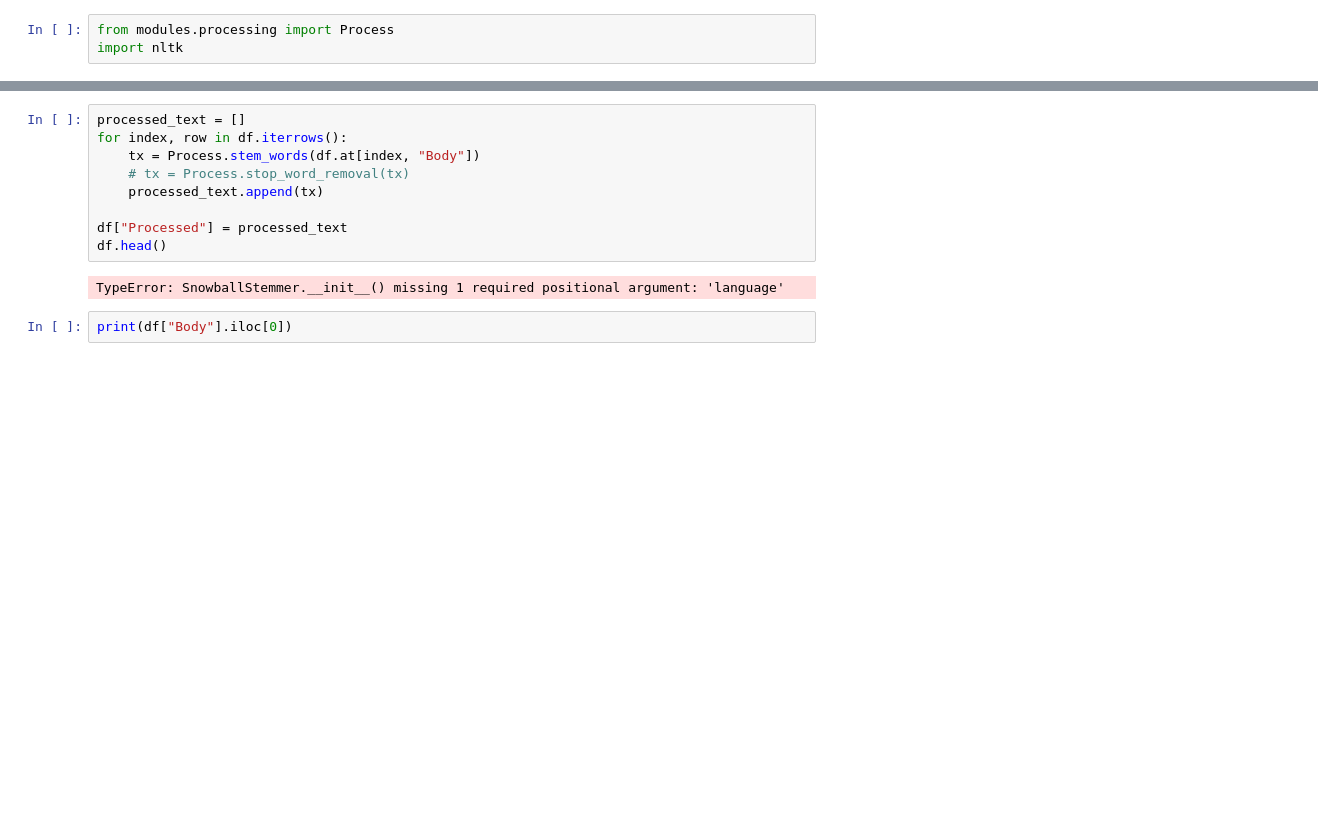
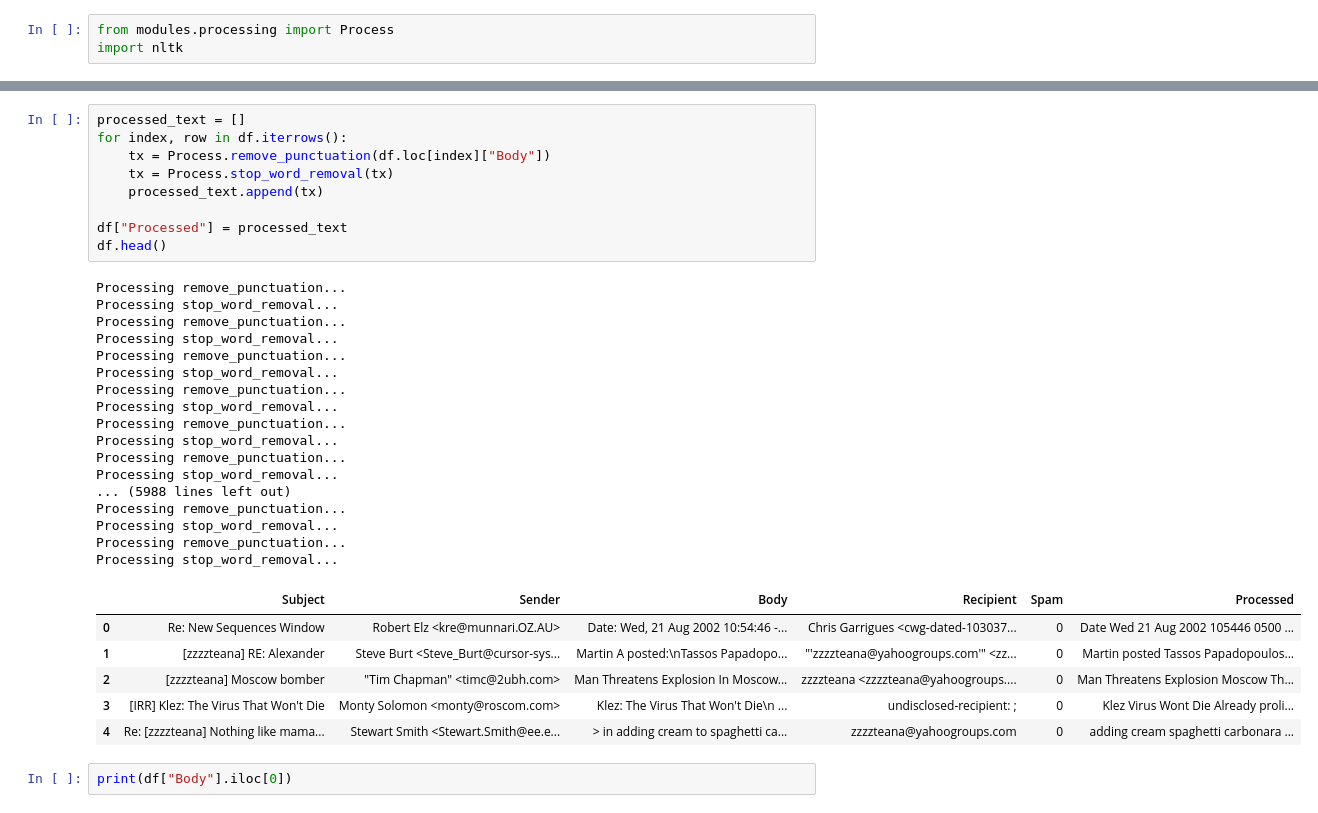
Before and after one commit to danaiamirali/email-spam-classifier, a Jupyter notebook: classifier.ipynb, the cells around one changed output, grey strips where cells are left out. Drawn from its saved outputs; the diff is of its cells as text; blank space fills up the shorter version.

Commit message:
Preprocessing
Lemmatizer, Stop Word & Punctuatation Removal

```diff
--- a/classifier.ipynb
+++ b/classifier.ipynb
@@ -164,14 +155,36 @@ True
 # %%
 processed_text = []
 for index, row in df.iterrows():
-    tx = Process.stem_words(df.at[index, "Body"])
-    # tx = Process.stop_word_removal(tx)
+    tx = Process.remove_punctuation(df.loc[index]["Body"])
+    tx = Process.stop_word_removal(tx)
     processed_text.append(tx)
 
 df["Processed"] = processed_text
 df.head()
 # %% [output]
-TypeError: SnowballStemmer.__init__() missing 1 required positional argument: 'language'
+Processing remove_punctuation...
+Processing stop_word_removal...
+Processing remove_punctuation...
+Processing stop_word_removal...
+Processing remove_punctuation...
+Processing stop_word_removal...
+Processing remove_punctuation...
+Processing stop_word_removal...
+Processing remove_punctuation...
+Processing stop_word_removal...
+Processing remove_punctuation...
+Processing stop_word_removal...
+... (5988 lines left out)
+Processing remove_punctuation...
+Processing stop_word_removal...
+Processing remove_punctuation...
+Processing stop_word_removal...
+|  | Subject | Sender | Body | Recipient | Spam | Processed |
+| 0 | Re: New Sequences Window | Robert Elz <kre@munnari.OZ.AU> | Date: Wed, 21 Aug 2002 10:54:46 -... | Chris Garrigues <cwg-dated-103037... | 0 | Date Wed 21 Aug 2002 105446 0500 ... |
+| 1 | [zzzzteana] RE: Alexander | Steve Burt <Steve_Burt@cursor-sys... | Martin A posted:\nTassos Papadopo... | "'zzzzteana@yahoogroups.com'" <zz... | 0 | Martin posted Tassos Papadopoulos... |
+| 2 | [zzzzteana] Moscow bomber | "Tim Chapman" <timc@2ubh.com> | Man Threatens Explosion In Moscow... | zzzzteana <zzzzteana@yahoogroups.... | 0 | Man Threatens Explosion Moscow Th... |
+| 3 | [IRR] Klez: The Virus That Won't Die | Monty Solomon <monty@roscom.com> | Klez: The Virus That Won't Die\n ... | undisclosed-recipient: ; | 0 | Klez Virus Wont Die Already proli... |
+| 4 | Re: [zzzzteana] Nothing like mama... | Stewart Smith <Stewart.Smith@ee.e... | > in adding cream to spaghetti ca... | zzzzteana@yahoogroups.com | 0 | adding cream spaghetti carbonara ... |
 # %%
 print(df["Body"].iloc[0])
 # %% [output]
```
Also changed, not shown: parts of 4 cells of this notebook, 1 other file.
